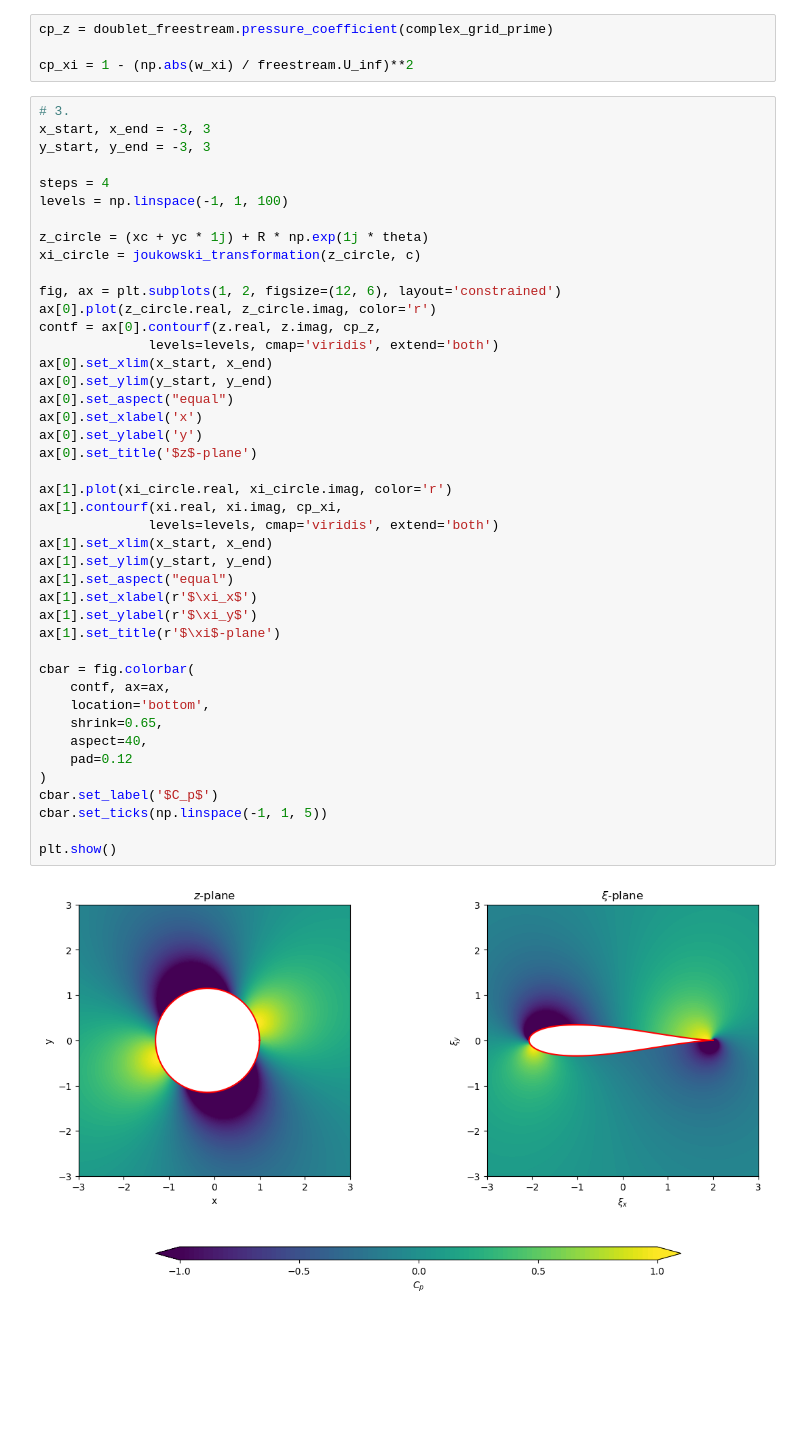
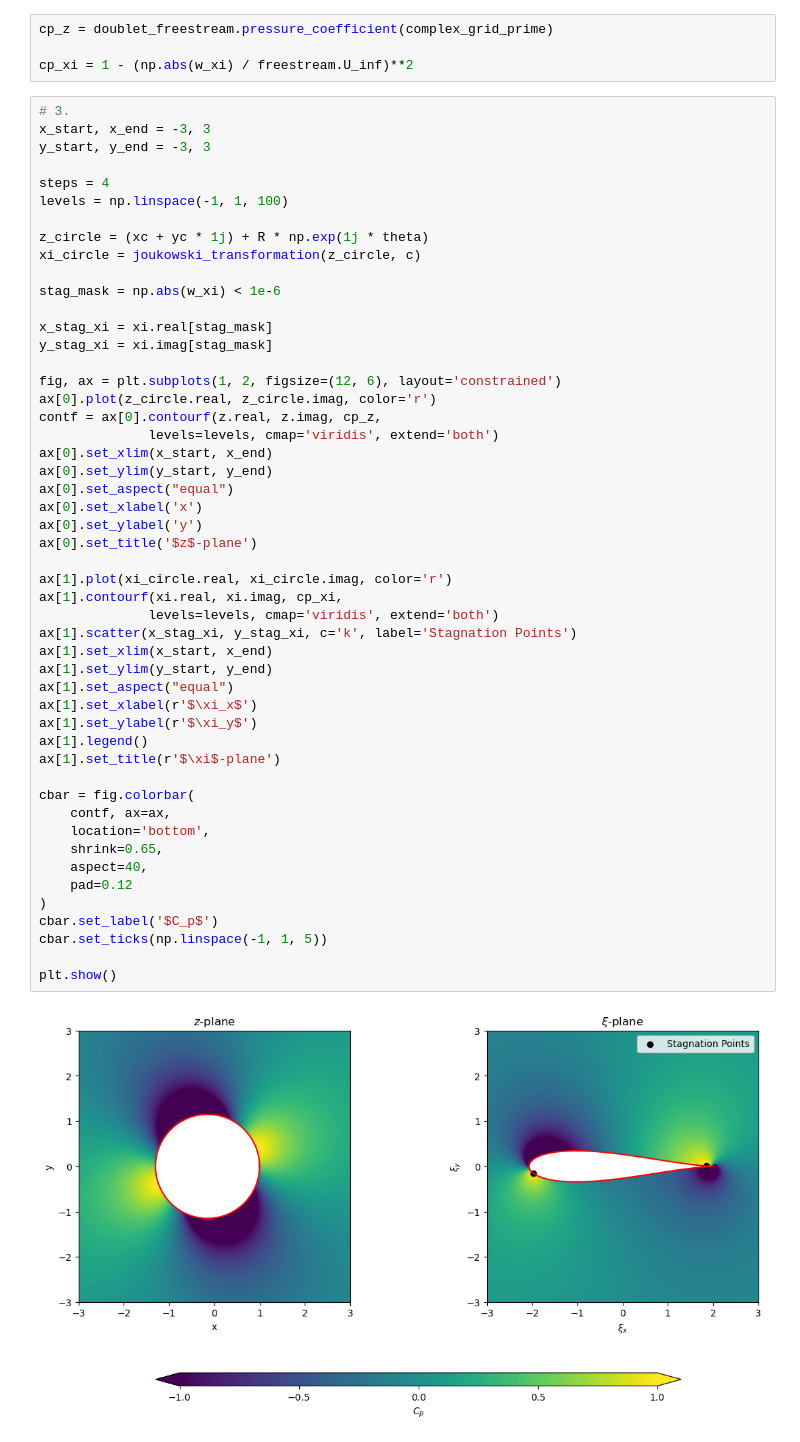
Before and after one commit to mathieucadei/AeroPython, a Jupyter notebook: lessons/assignments/06_Lesson06_Assignment.ipynb, the cells around one changed output. Cells and saved outputs as stored; diff of their text form; blank space fills up the shorter version.

```diff
--- a/lessons/assignments/06_Lesson06_Assignment.ipynb
+++ b/lessons/assignments/06_Lesson06_Assignment.ipynb
@@ -518,6 +518,11 @@ levels = np.linspace(-1, 1, 100)
 
 z_circle = (xc + yc * 1j) + R * np.exp(1j * theta)
 xi_circle = joukowski_transformation(z_circle, c)
+
+stag_mask = np.abs(w_xi) < 1e-6
+
+x_stag_xi = xi.real[stag_mask]
+y_stag_xi = xi.imag[stag_mask]
 
 fig, ax = plt.subplots(1, 2, figsize=(12, 6), layout='constrained')
 ax[0].plot(z_circle.real, z_circle.imag, color='r')
@@ -525,31 +530,33 @@ contf = ax[0].contourf(z.real, z.imag, cp_z,
               levels=levels, cmap='viridis', extend='both')
 ax[0].set_xlim(x_start, x_end)
 ax[0].set_ylim(y_start, y_end)
 ax[0].set_aspect("equal")
 ax[0].set_xlabel('x')
 ax[0].set_ylabel('y')
 ax[0].set_title('$z$-plane')
 
 ax[1].plot(xi_circle.real, xi_circle.imag, color='r')
 ax[1].contourf(xi.real, xi.imag, cp_xi,
               levels=levels, cmap='viridis', extend='both')
+ax[1].scatter(x_stag_xi, y_stag_xi, c='k', label='Stagnation Points')
 ax[1].set_xlim(x_start, x_end)
 ax[1].set_ylim(y_start, y_end)
 ax[1].set_aspect("equal")
 ax[1].set_xlabel(r'$\xi_x$')
 ax[1].set_ylabel(r'$\xi_y$')
+ax[1].legend()
 ax[1].set_title(r'$\xi$-plane')
 
 cbar = fig.colorbar(
     contf, ax=ax,
     location='bottom',
     shrink=0.65,
     aspect=40,
     pad=0.12
 )
 cbar.set_label('$C_p$')
 cbar.set_ticks(np.linspace(-1, 1, 5))
 
 plt.show()
 # %% [output]
-[figure, old version]
+[figure, new version]
```
Also changed, not shown: parts of 3 cells of this notebook.
